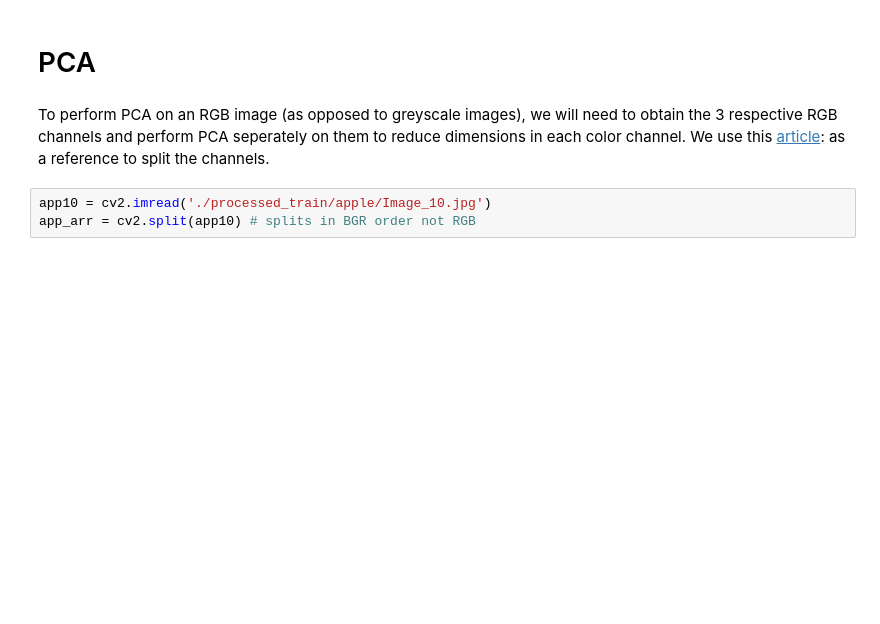
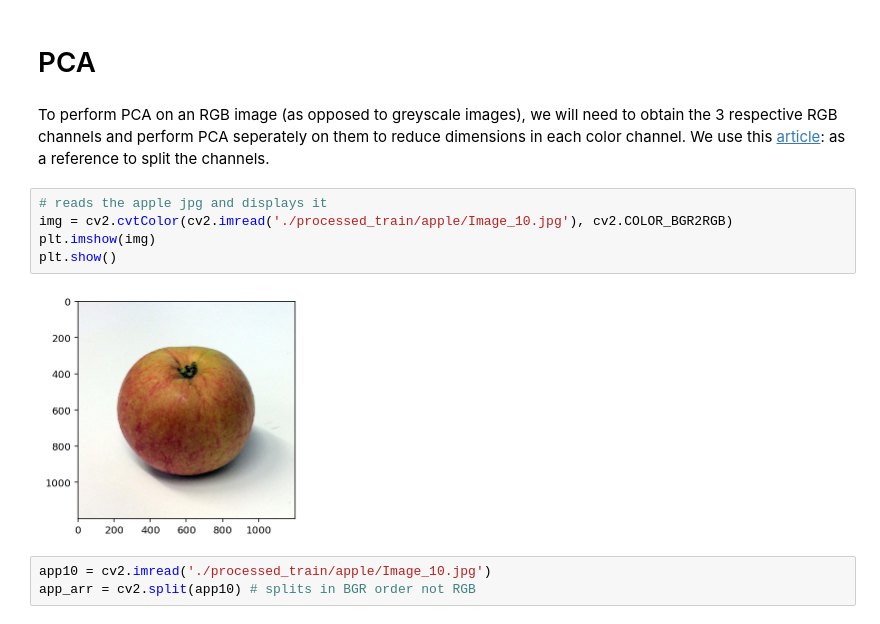
Before and after one commit to PalakshRungta/VeggieTales, a Jupyter notebook: VeggieTales_Notebook.ipynb, the cells around one changed output. Drawn from its saved outputs; the diff is of its cells as text; blank space fills up the shorter version.

```diff
--- a/VeggieTales_Notebook.ipynb
+++ b/VeggieTales_Notebook.ipynb
@@ -263,6 +249,13 @@ Now, we should have all images in our processed_train directory saved in 1200 x
 # PCA
 # %% [markdown]
 To perform PCA on an RGB image (as opposed to greyscale images), we will need to obtain the 3 respective RGB channels and perform PCA seperately on them to reduce dimensions in each color channel. We use this [article](https://towardsdatascience.com/dimensionality-reduction-of-a-color-photo-splitting-into-rgb-channels-using-pca-algorithm-in-python-ba01580a1118): as a reference to split the channels.
+# %%
+# reads the apple jpg and displays it
+img = cv2.cvtColor(cv2.imread('./processed_train/apple/Image_10.jpg'), cv2.COLOR_BGR2RGB)
+plt.imshow(img)
+plt.show()
+# %% [output]
+[figure, added]
 # %%
 app10 = cv2.imread('./processed_train/apple/Image_10.jpg')
 app_arr = cv2.split(app10) # splits in BGR order not RGB
```
Also changed, not shown: parts of 6 cells of this notebook, 5 other files.
